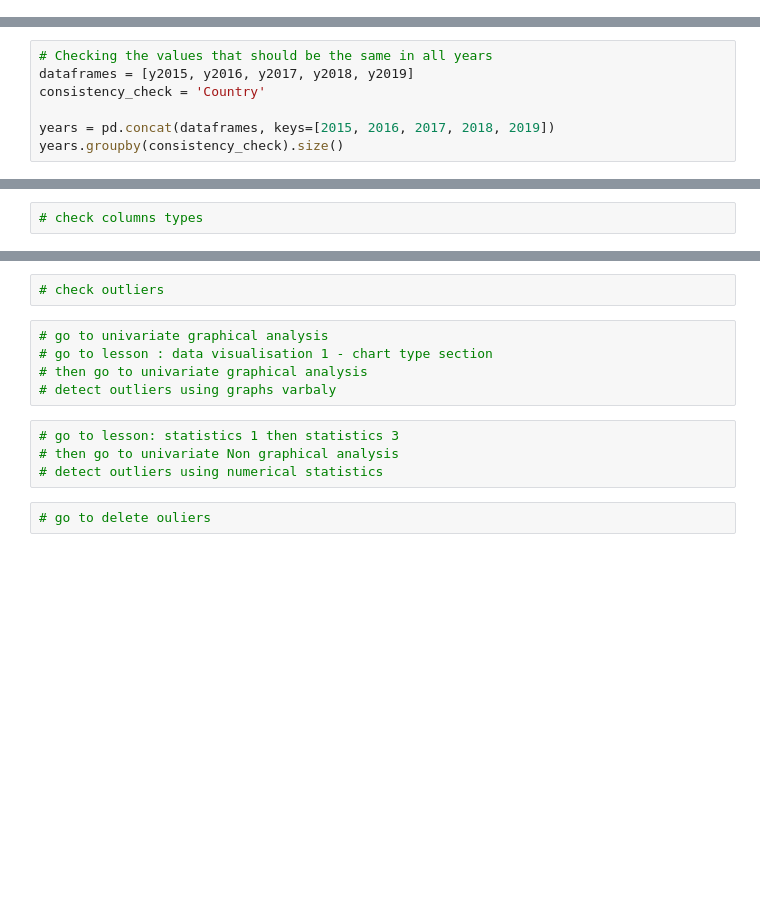
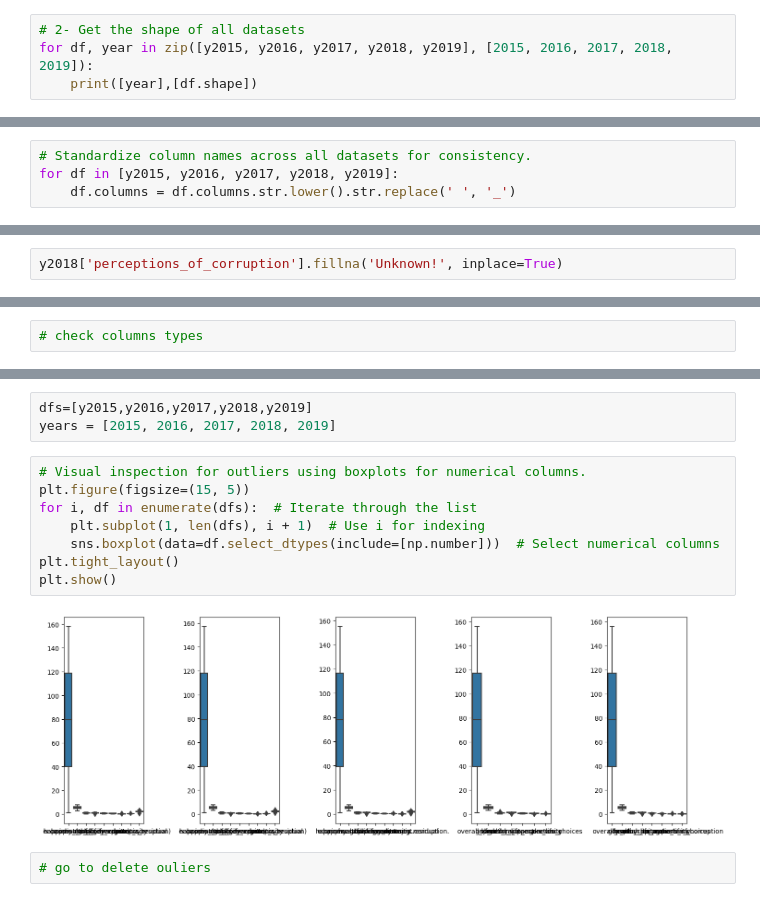
Before and after one commit to Tuwaiq-DS-ML-bootcamp-V-9/Usecase-2, a Jupyter notebook: EDA explain template.ipynb, the cells around one changed output, grey strips where cells are left out. Drawn from its saved outputs; the diff is of its cells as text; blank space fills up the shorter version.

```diff
--- a/EDA explain template.ipynb
+++ b/EDA explain template.ipynb
@@ -89,0 +122,4 @@ y2019.shape
+# %%
+# 2- Get the shape of all datasets
+for df, year in zip([y2015, y2016, y2017, y2018, y2019], [2015, 2016, 2017, 2018, 2019]):
+    print([year],[df.shape])
@@ -355,9 +402,6 @@ y2019.describe(include='number')
 # %% [markdown]
 #### 3. Consistency:
 # %%
-# Checking the values that should be the same in all years
-dataframes = [y2015, y2016, y2017, y2018, y2019]
-consistency_check = 'Country'
-
-years = pd.concat(dataframes, keys=[2015, 2016, 2017, 2018, 2019])
-years.groupby(consistency_check).size()
+# Standardize column names across all datasets for consistency.
+for df in [y2015, y2016, y2017, y2018, y2019]:
+    df.columns = df.columns.str.lower().str.replace(' ', '_')
@@ -542,6 +539,8 @@ Perceptions of corruption       0
 dtype: int64
 # %%
 # Go to clean them
+# %%
+y2018['perceptions_of_corruption'].fillna('Unknown!', inplace=True)
 # %% [markdown]
 #### 7. Check Accuracy:
 
@@ -557,14 +624,16 @@ Verify that the data is correct and precise. This could involve comparing data s
+# %%
+dfs=[y2015,y2016,y2017,y2018,y2019]
+years = [2015, 2016, 2017, 2018, 2019]
 # %%
-# check outliers
+# Visual inspection for outliers using boxplots for numerical columns.
+plt.figure(figsize=(15, 5))
+for i, df in enumerate(dfs):  # Iterate through the list
+    plt.subplot(1, len(dfs), i + 1)  # Use i for indexing
+    sns.boxplot(data=df.select_dtypes(include=[np.number]))  # Select numerical columns
+plt.tight_layout()
+plt.show()
+# %% [output]
+[figure, added]
-# %%
-# go to univariate graphical analysis
-# go to lesson : data visualisation 1 - chart type section
-# then go to univariate graphical analysis
-# detect outliers using graphs varbaly
-# %%
-# go to lesson: statistics 1 then statistics 3
-# then go to univariate Non graphical analysis
-# detect outliers using numerical statistics
 # %%
 # go to delete ouliers
 # %% [markdown]
```
Also changed, not shown: parts of 50 cells of this notebook, 5 other files.
